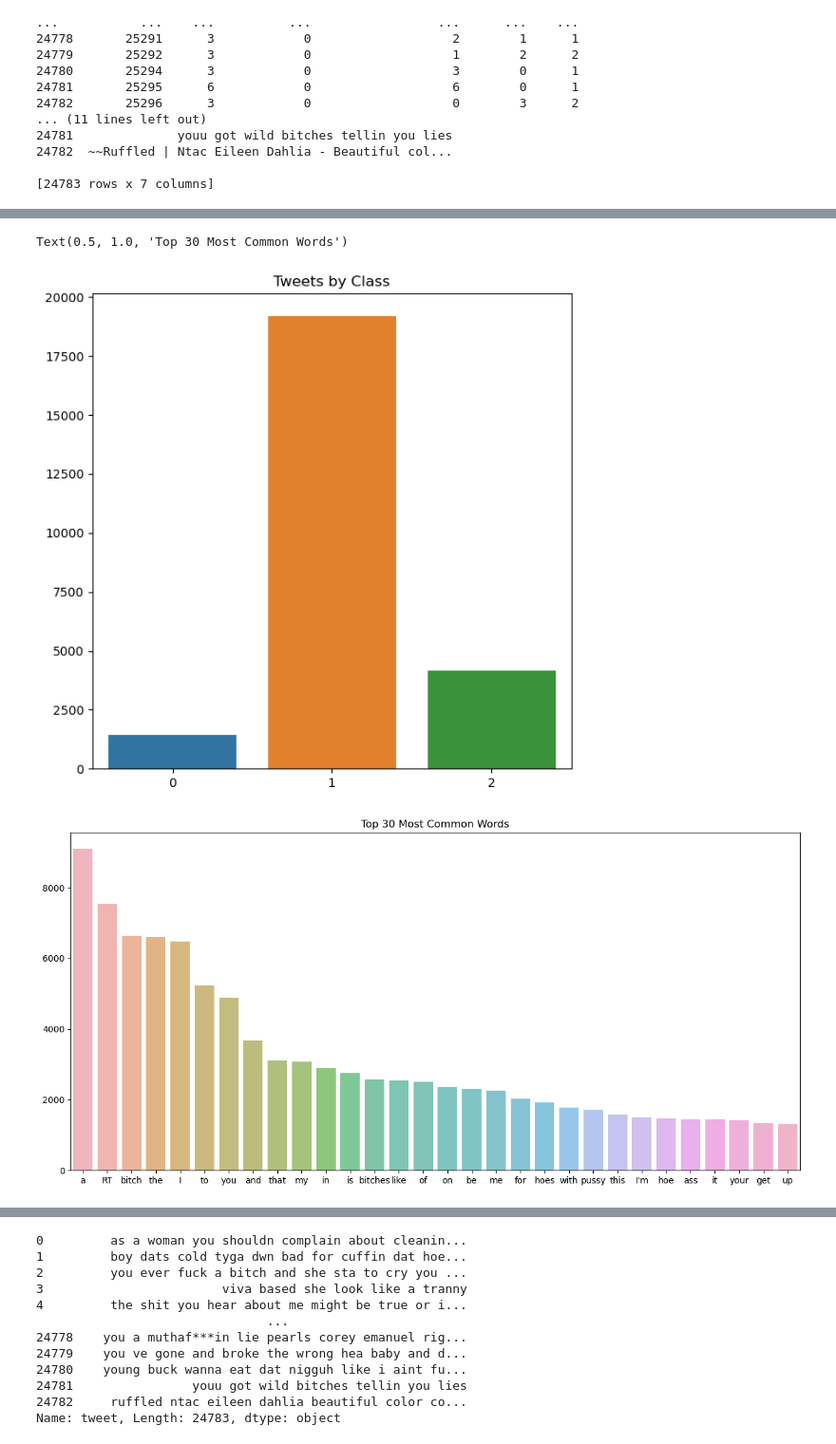
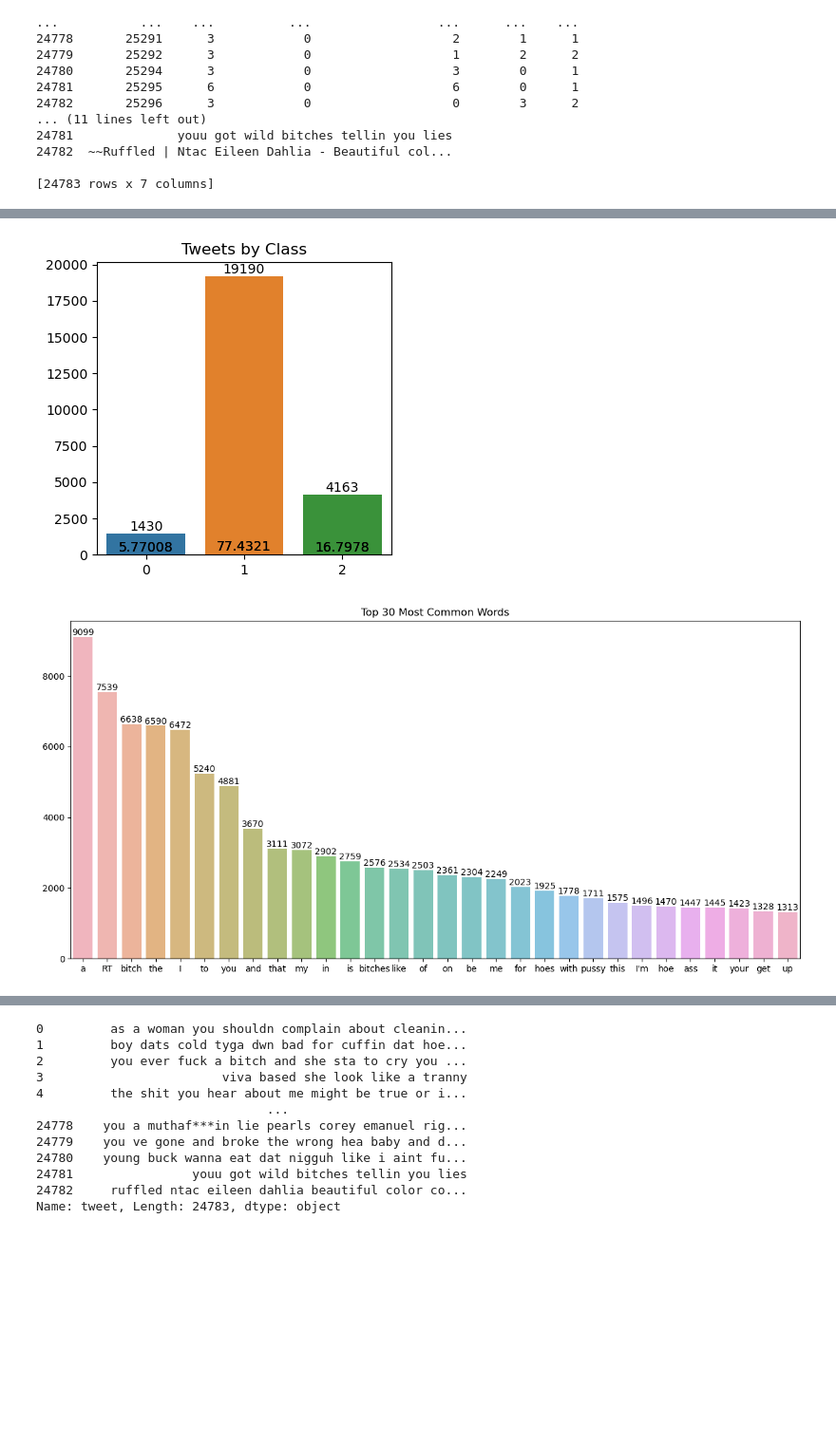
Before and after one commit to isaac1987a/Unsupervised-Learning-Final, a Jupyter notebook: Hate Speach Detection.ipynb, the cells around one changed output, grey strips where cells are left out. Shown at 95% size. Saved outputs shown, nothing was run; the diff lists cells and outputs as text; code cells hidden in the pictures; blank space fills up the shorter version.

```diff
--- a/Hate Speach Detection.ipynb
+++ b/Hate Speach Detection.ipynb
@@ -81,18 +85,32 @@ raw_data = raw_data.drop(columns = 'Unnamed: 0')
 # %%
+fig, ax = plt.subplots(figsize=(4, 4))
+#Category Percent
+keys = list(Counter(raw_data['class']).keys())
+vals = [Counter(raw_data['class'])[k]/247.83 for k in keys]
+az = sns.barplot(x=keys, y=vals, ax=ax)
+az.set_title("%Tweets by Class")
+for i in az.containers:
+    az.bar_label(i,)
+
 #Category Count
-fig, ax = plt.subplots(figsize=(7, 7))
 keys = list(Counter(raw_data['class']).keys())
 vals = [Counter(raw_data['class'])[k] for k in keys]
-sns.barplot(x=keys, y=vals, ax=ax).set_title("Tweets by Class")
+az = sns.barplot(x=keys, y=vals, ax=ax)
+az.set_title("Tweets by Class")
+for i in az.containers:
+    az.bar_label(i,)
+
 #Most Common Words
 bad_words = (Counter(" ".join(raw_data['tweet']).split()).most_common(30))
 bad_words = list(zip(*bad_words))
 fig, ax = plt.subplots(figsize=(15, 7))
-sns.barplot(x = list(bad_words[0]), y = list(bad_words[1]), ax=ax, alpha = .7).set_title("Top 30 Most Common Words")
+ay = sns.barplot(x = list(bad_words[0]), y = list(bad_words[1]), ax=ax, alpha = .7)
+ay.set_title("Top 30 Most Common Words")
+for i in ay.containers:
+    ay.bar_label(i,)
 # %% [output]
-Text(0.5, 1.0, 'Top 30 Most Common Words')
-[figure, old version]
+[figure, new version]
-[figure, old version]
+[figure, new version]
 # %% [markdown]
 # Cleaning
 
```
Also changed, not shown: parts of 31 cells of this notebook, 1 other file.
